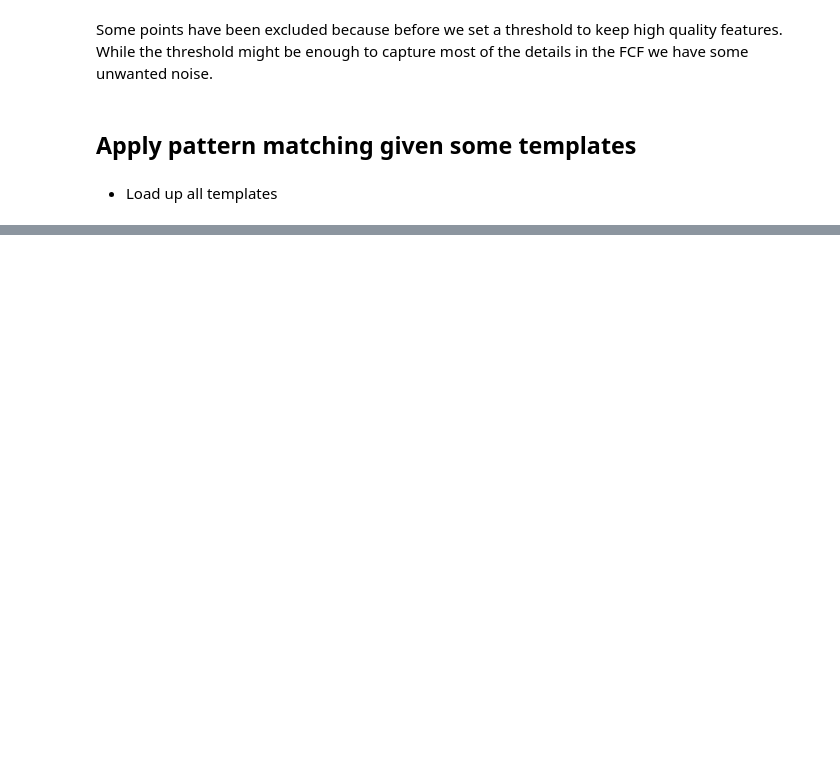
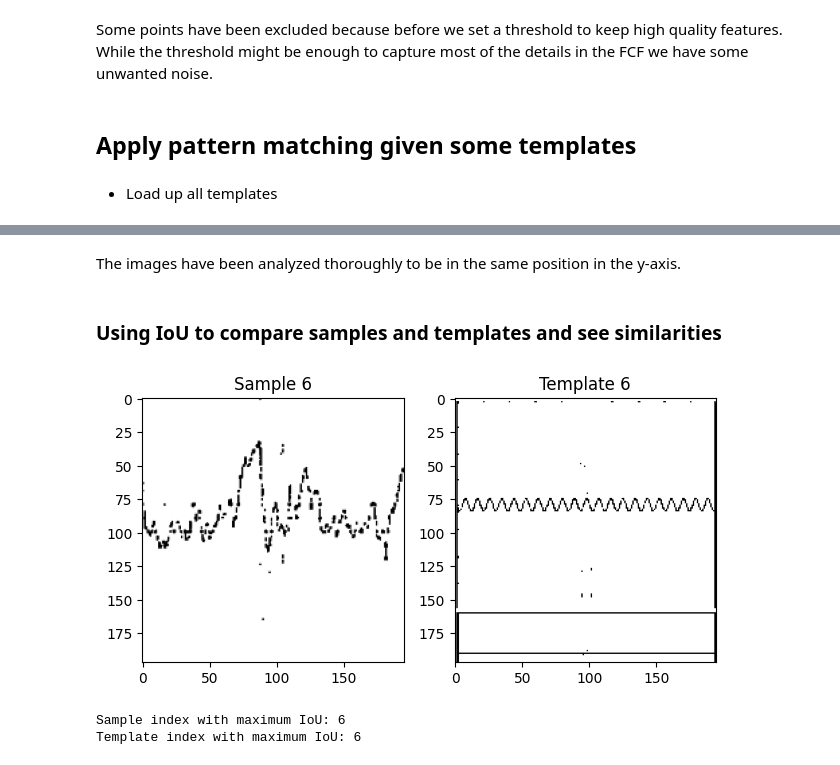
Before and after one commit to mustaphouni04/linies-de-la-vida-bitsxlamarato, a Jupyter notebook: analysis.ipynb, the cells around one changed output, grey strips where cells are left out. Saved outputs shown, nothing was run; the diff lists cells and outputs as text; code cells hidden in the pictures; blank space fills up the shorter version.

```diff
--- a/analysis.ipynb
+++ b/analysis.ipynb
@@ -196,0 +250,75 @@ Sample 6 matches Template 14 with SSIM score: 0.8530
+# %% [markdown]
+The images have been analyzed thoroughly to be in the same position in the y-axis.
+# %% [markdown]
+### Using IoU to compare samples and templates and see similarities
+# %%
+import cv2
+import numpy as np
+
+# store the templates in a list
+templates = [template_1, template_2, template_3, template_4, template_5, template_6, template_7, template_8, template_9, template_10, template_11, template_12, template_13, template_14]
+
+# load the samples (in grayscale) in a list
+samples = [cv2.imread(f"samples/s{i+1}.png") for i in range(6)]
+
+# pass the samples to LAB color space to improve the accuracy of the thresholding
+samples = [cv2.cvtColor(sample, cv2.COLOR_BGR2LAB) for sample in samples]
+
+# create an adaptive thresholding mask using the L channel of the samples
+for i, sample in enumerate(samples):
+    l_channel, a_channel, b_channel = cv2.split(sample)
+    l_adaptive_thresh = cv2.adaptiveThreshold(l_channel, 255, cv2.ADAPTIVE_THRESH_GAUSSIAN_C,
+                                              cv2.THRESH_BINARY, 19, 24)
+    # Dilate the image
+    kernel = np.ones((2, 2), np.uint8)
+    l_adaptive_thresh = cv2.erode(l_adaptive_thresh, kernel, iterations=1)
+    samples[i] = l_adaptive_thresh
+
+
+plt.imshow(samples[0], cmap="gray")
+
+# binary threshold the samples and templates
+binary_samples = [cv2.threshold(sample, 0, 255, cv2.THRESH_BINARY)[1] for sample in samples]
+binary_templates = [cv2.threshold(template, 127, 255, cv2.THRESH_BINARY)[1] for template in templates]
+
+# resize samples to match template sizes while preserving aspect ratio
+resized_samples = [cv2.resize(sample, (template.shape[1], template.shape[0])) for sample, template in zip(binary_samples, binary_templates)]
+
+# function to calculate IoU
+def calculate_iou(gt, pred):
+    intersection = np.logical_and(gt, pred)
+    union = np.logical_or(gt, pred)
+    iou_score = np.sum(intersection) / np.sum(union)
+    return iou_score
+
+# calculate IoU scores for each pair of resized samples and templates
+max_iou = -1
+max_indices = (-1, -1)
+
+for i, (sample, template) in enumerate(zip(resized_samples, binary_templates)):
+    iou = calculate_iou(template, sample)
+    if iou > max_iou:
+        max_iou = iou
+        max_indices = (i, i)
+
+# get the indices of sample and template with the maximum IoU score
+max_sample_index, max_template_index = max_indices
+
+# plot the sample and template with the highest IoU score
+plt.subplot(1, 2, 1)
+plt.imshow(resized_samples[max_sample_index], cmap='gray')
+plt.title(f'Sample {max_sample_index+1}')
+
+plt.subplot(1, 2, 2)
+plt.imshow(binary_templates[max_template_index], cmap='gray')
+plt.title(f'Template {max_template_index+1}')
+
+plt.tight_layout()
+plt.show()
+
+print(f"Sample index with maximum IoU: {max_sample_index+1}")
+print(f"Template index with maximum IoU: {max_template_index+1}")
+# %% [output]
+[figure, added]
+Sample index with maximum IoU: 6
+Template index with maximum IoU: 6
```
Also changed, not shown: parts of 11 cells of this notebook, 2 other files.
